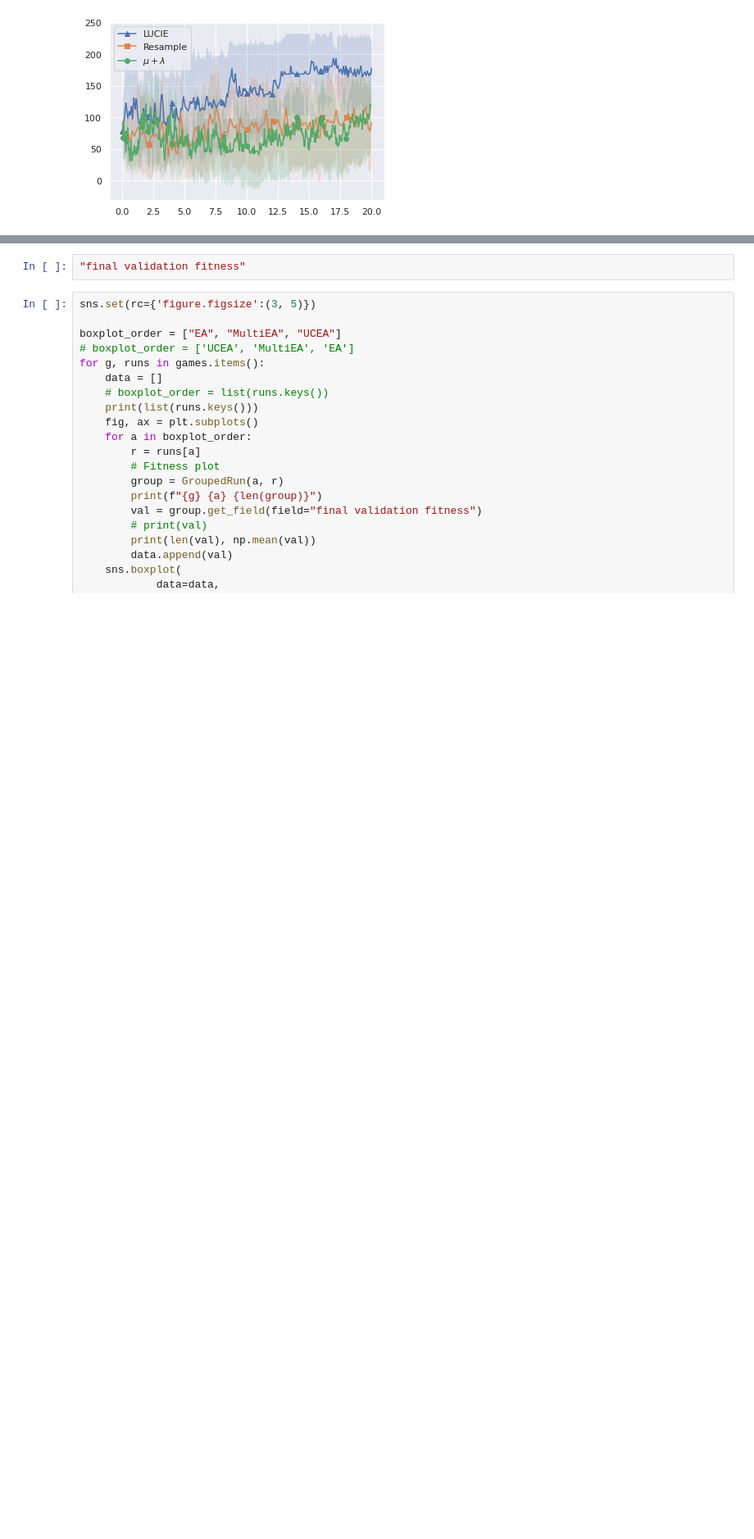
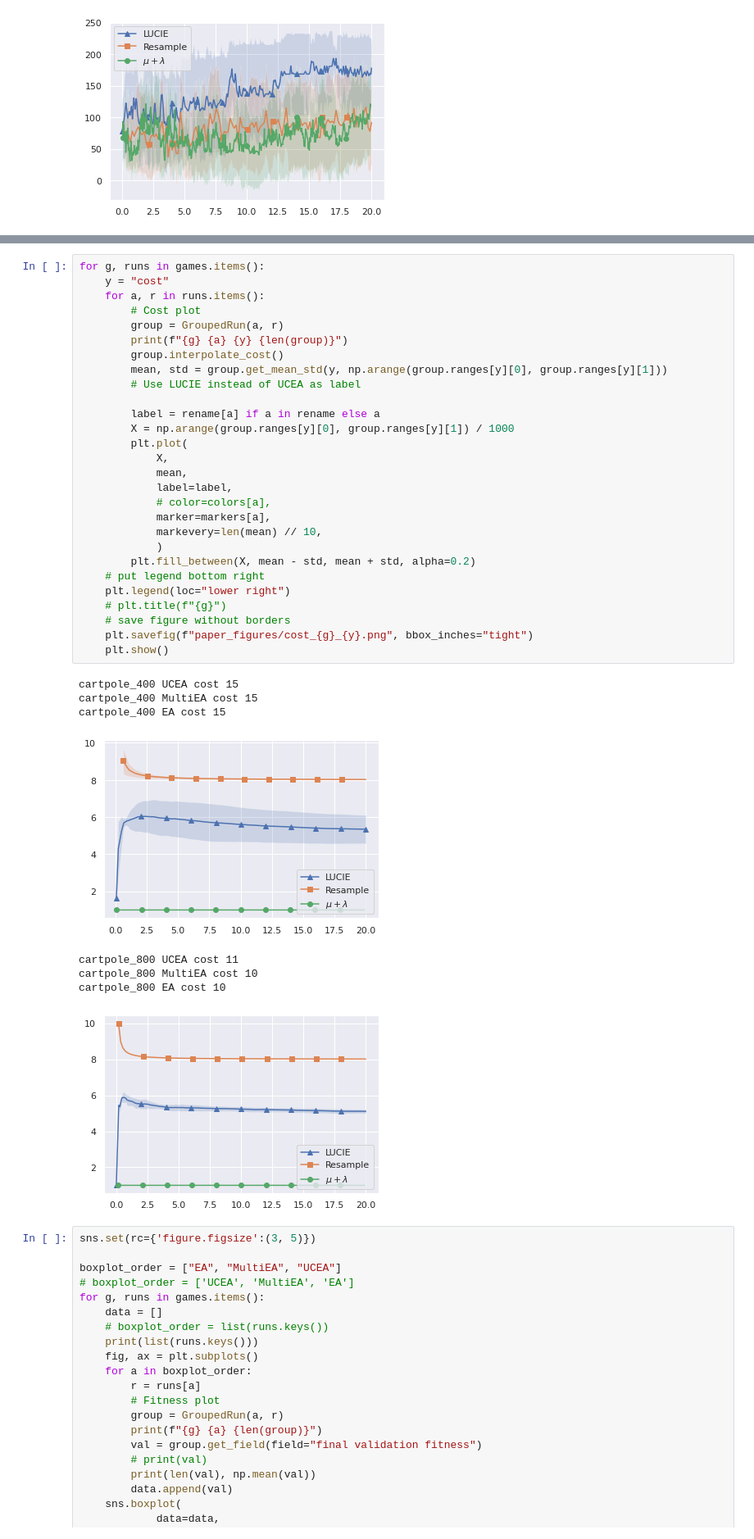
Before and after one commit to TemplierPaul/pyUCEA, a Jupyter notebook: LUCIE-plot.ipynb, the cells around one changed output, grey strips where cells are left out. Shown: that part at 82% size. Saved outputs shown, nothing was run; the diff lists cells and outputs as text; blank space fills up the shorter version.

```diff
--- a/LUCIE-plot.ipynb
+++ b/LUCIE-plot.ipynb
@@ -178,5 +226,40 @@ cartpole_800 EA fitness 10
 # %%
-"final validation fitness"
+for g, runs in games.items():
+    y = "cost"
+    for a, r in runs.items():
+        # Cost plot
+        group = GroupedRun(a, r)
+        print(f"{g} {a} {y} {len(group)}")
+        group.interpolate_cost()
+        mean, std = group.get_mean_std(y, np.arange(group.ranges[y][0], group.ranges[y][1]))
+        # Use LUCIE instead of UCEA as label
+
+        label = rename[a] if a in rename else a
+        X = np.arange(group.ranges[y][0], group.ranges[y][1]) / 1000
+        plt.plot(
+            X,
+            mean,
+            label=label,
+            # color=colors[a],
+            marker=markers[a],
+            markevery=len(mean) // 10,
+            )
+        plt.fill_between(X, mean - std, mean + std, alpha=0.2)
+    # put legend bottom right
+    plt.legend(loc="lower right")
+    # plt.title(f"{g}")
+    # save figure without borders
+    plt.savefig(f"paper_figures/cost_{g}_{y}.png", bbox_inches="tight")
+    plt.show()
+# %% [output]
+cartpole_400 UCEA cost 15
+cartpole_400 MultiEA cost 15
+cartpole_400 EA cost 15
+[figure, added]
+cartpole_800 UCEA cost 11
+cartpole_800 MultiEA cost 10
+cartpole_800 EA cost 10
+[figure, added]
 # %%
 sns.set(rc={'figure.figsize':(3, 5)})
 
```
Also changed, not shown: parts of 6 cells of this notebook, 4 other files.
